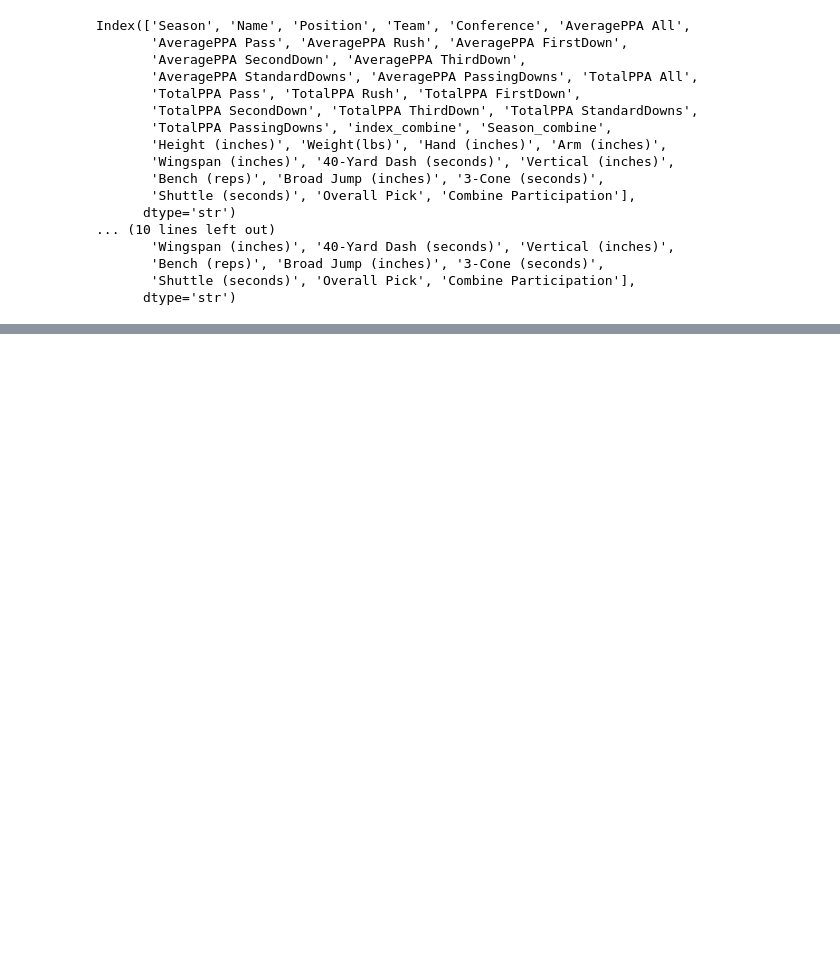
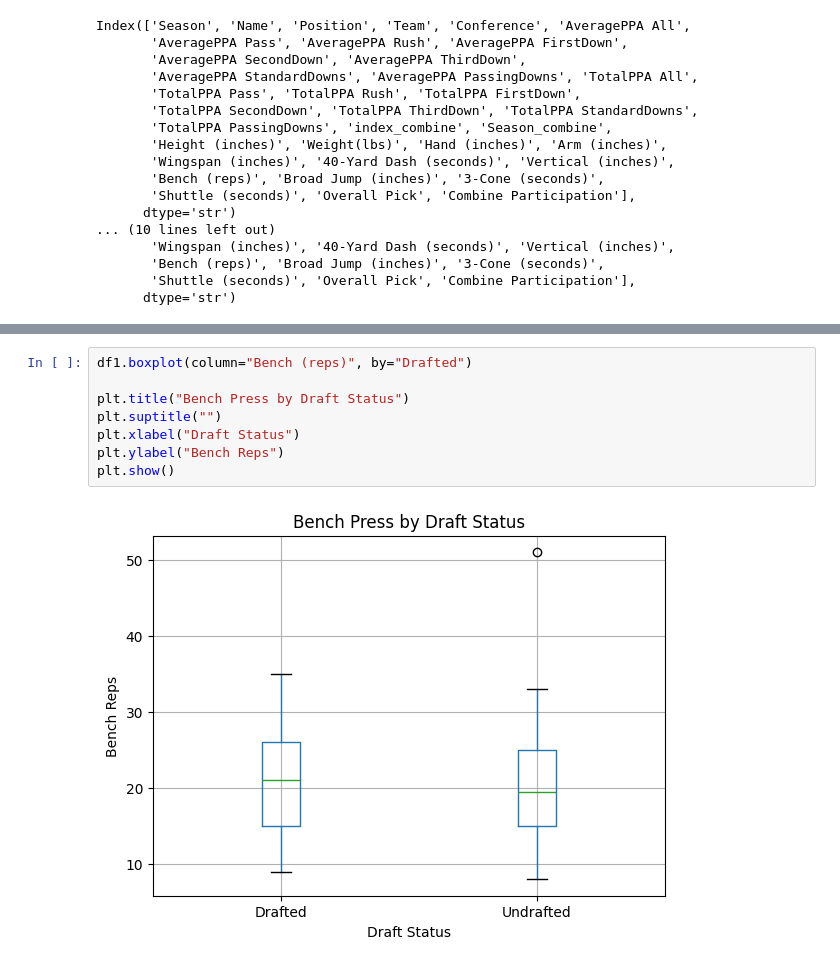
Before and after one commit to alexlevkulich/BSAN-Project-2, a Jupyter notebook: BSANStat.ipynb, the cells around one changed output, grey strips where cells are left out. Saved outputs shown, nothing was run; the diff lists cells and outputs as text; blank space fills up the shorter version.

```diff
--- a/BSANStat.ipynb
+++ b/BSANStat.ipynb
@@ -74,0 +170,10 @@ Index(['Season', 'Name', 'Position', 'Team', 'Conference', 'AveragePPA All',
+# %%
+df1.boxplot(column="Bench (reps)", by="Drafted")
+
+plt.title("Bench Press by Draft Status")
+plt.suptitle("")
+plt.xlabel("Draft Status")
+plt.ylabel("Bench Reps")
+plt.show()
+# %% [output]
+[figure, added]
```
Also changed, not shown: parts of 32 cells of this notebook.
